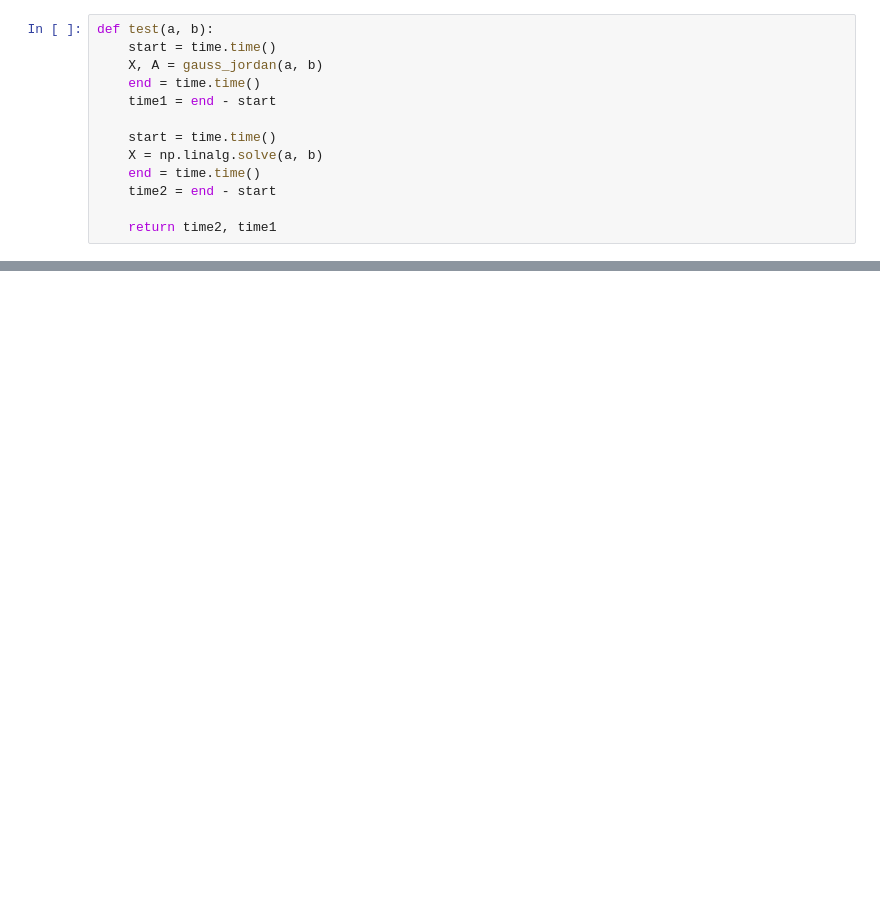
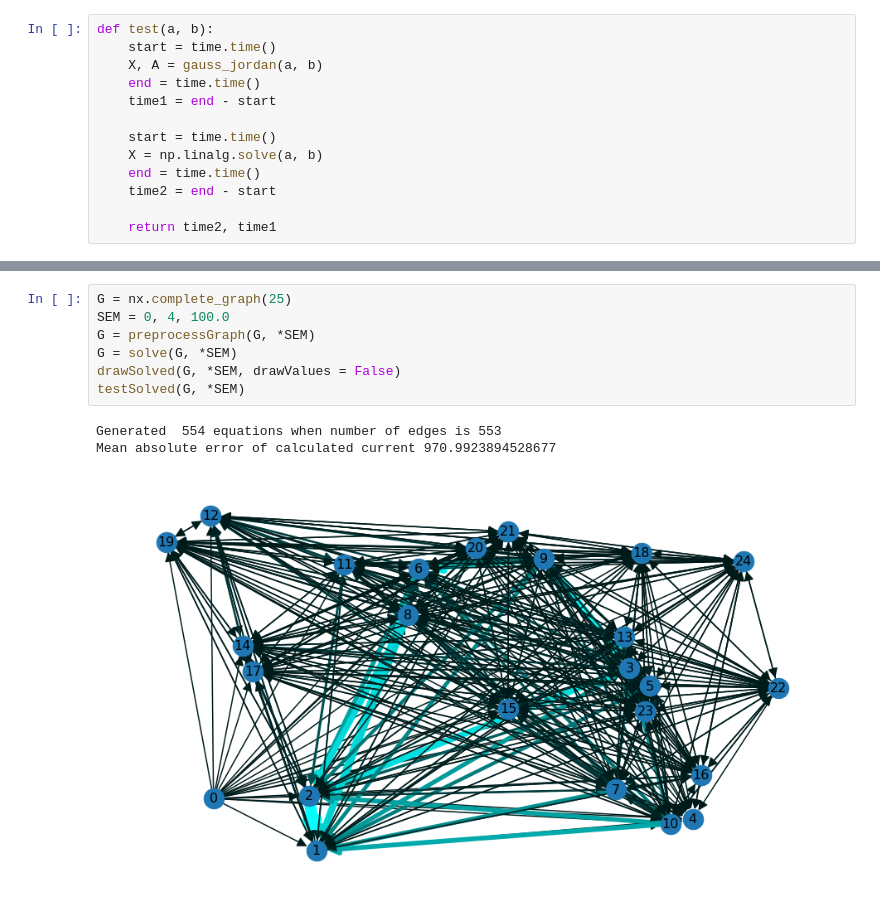
Before and after one commit to Petroniuss/Numerical-Algorithms, a Jupyter notebook: lab2/code.ipynb, the cells around one changed output, grey strips where cells are left out. Drawn from its saved outputs; the diff is of its cells as text; blank space fills up the shorter version.

```diff
--- a/lab2/code.ipynb
+++ b/lab2/code.ipynb
@@ -344,0 +543,11 @@ luDecomposition([[2, -1, -2],
+# %%
+G = nx.complete_graph(25)
+SEM = 0, 4, 100.0
+G = preprocessGraph(G, *SEM)
+G = solve(G, *SEM)
+drawSolved(G, *SEM, drawValues = False)
+testSolved(G, *SEM)
+# %% [output]
+Generated  554 equations when number of edges is 553
+Mean absolute error of calculated current 970.9923894528677
+[figure, added]
```
Also changed, not shown: parts of 26 cells of this notebook, 5 other files.
